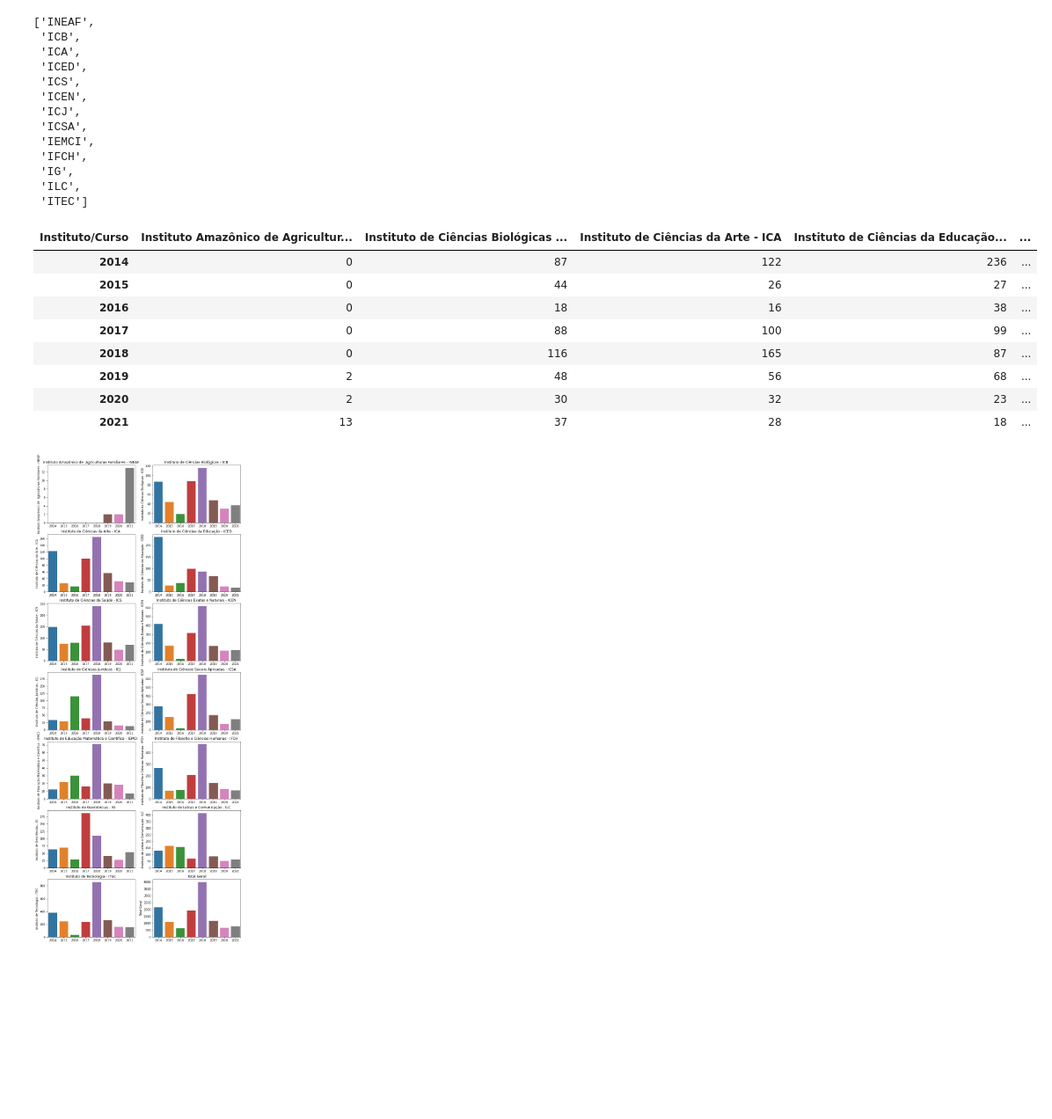
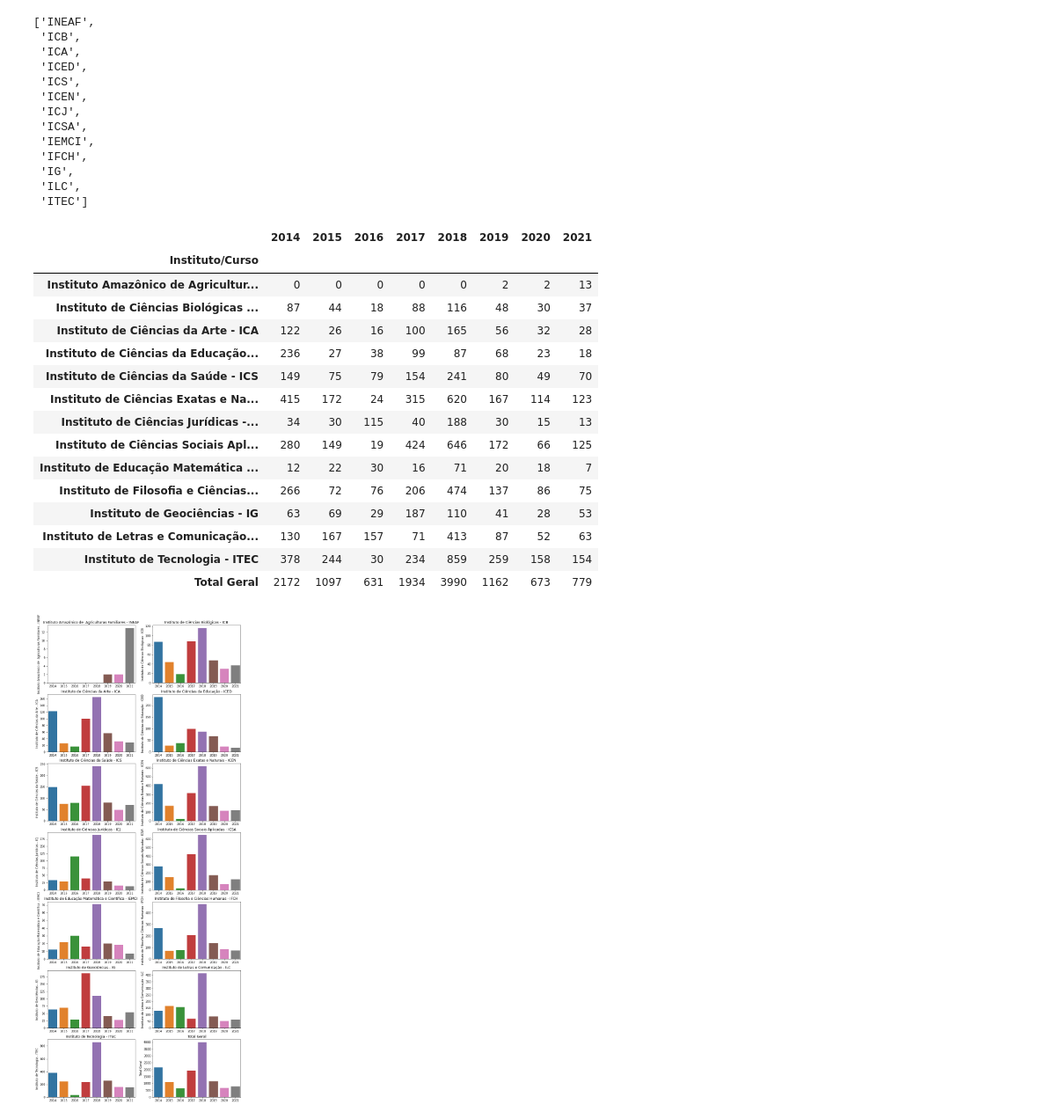
Before and after one commit to gabrielcoout/Analise_Evasao, a Jupyter notebook: Data_Analysis_Institute.ipynb, the cells around one changed output. Shown at 88% size. Cells and saved outputs as stored; diff of their text form; code cells hidden in the pictures; blank space fills up the shorter version.

```diff
--- a/Data_Analysis_Institute.ipynb
+++ b/Data_Analysis_Institute.ipynb
@@ -112,17 +112,24 @@ siglas
  'ILC',
  'ITEC']
 # %%
-df_total.T
+df_total
 # %% [output]
-| Instituto/Curso | Instituto Amazônico de Agricultur... | Instituto de Ciências Biológicas ... | Instituto de Ciências da Arte - ICA | Instituto de Ciências da Educação... | ... |
-| 2014 | 0 | 87 | 122 | 236 | ... |
-| 2015 | 0 | 44 | 26 | 27 | ... |
-| 2016 | 0 | 18 | 16 | 38 | ... |
-| 2017 | 0 | 88 | 100 | 99 | ... |
-| 2018 | 0 | 116 | 165 | 87 | ... |
-| 2019 | 2 | 48 | 56 | 68 | ... |
-| 2020 | 2 | 30 | 32 | 23 | ... |
-| 2021 | 13 | 37 | 28 | 18 | ... |
+|  | 2014 | 2015 | 2016 | 2017 | 2018 | 2019 | 2020 | 2021 |
+| Instituto/Curso |  |  |  |  |  |  |  |  |
+| Instituto Amazônico de Agricultur... | 0 | 0 | 0 | 0 | 0 | 2 | 2 | 13 |
+| Instituto de Ciências Biológicas ... | 87 | 44 | 18 | 88 | 116 | 48 | 30 | 37 |
+| Instituto de Ciências da Arte - ICA | 122 | 26 | 16 | 100 | 165 | 56 | 32 | 28 |
+| Instituto de Ciências da Educação... | 236 | 27 | 38 | 99 | 87 | 68 | 23 | 18 |
+| Instituto de Ciências da Saúde - ICS | 149 | 75 | 79 | 154 | 241 | 80 | 49 | 70 |
+| Instituto de Ciências Exatas e Na... | 415 | 172 | 24 | 315 | 620 | 167 | 114 | 123 |
+| Instituto de Ciências Jurídicas -... | 34 | 30 | 115 | 40 | 188 | 30 | 15 | 13 |
+| Instituto de Ciências Sociais Apl... | 280 | 149 | 19 | 424 | 646 | 172 | 66 | 125 |
+| Instituto de Educação Matemática ... | 12 | 22 | 30 | 16 | 71 | 20 | 18 | 7 |
+| Instituto de Filosofia e Ciências... | 266 | 72 | 76 | 206 | 474 | 137 | 86 | 75 |
+| Instituto de Geociências - IG | 63 | 69 | 29 | 187 | 110 | 41 | 28 | 53 |
+| Instituto de Letras e Comunicação... | 130 | 167 | 157 | 71 | 413 | 87 | 52 | 63 |
+| Instituto de Tecnologia - ITEC | 378 | 244 | 30 | 234 | 859 | 259 | 158 | 154 |
+| Total Geral | 2172 | 1097 | 631 | 1934 | 3990 | 1162 | 673 | 779 |
 # %%
 def plotting(df):
     global xyear, sigla
```
Also changed, not shown: parts of 8 cells of this notebook, 7 other files.
